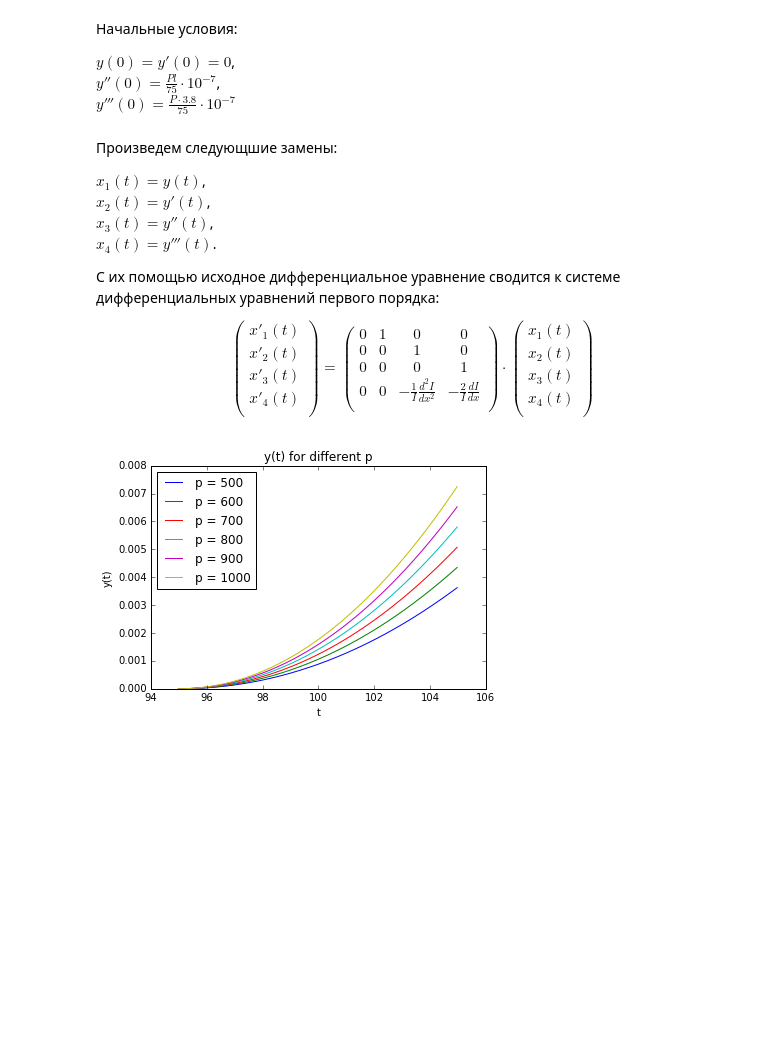
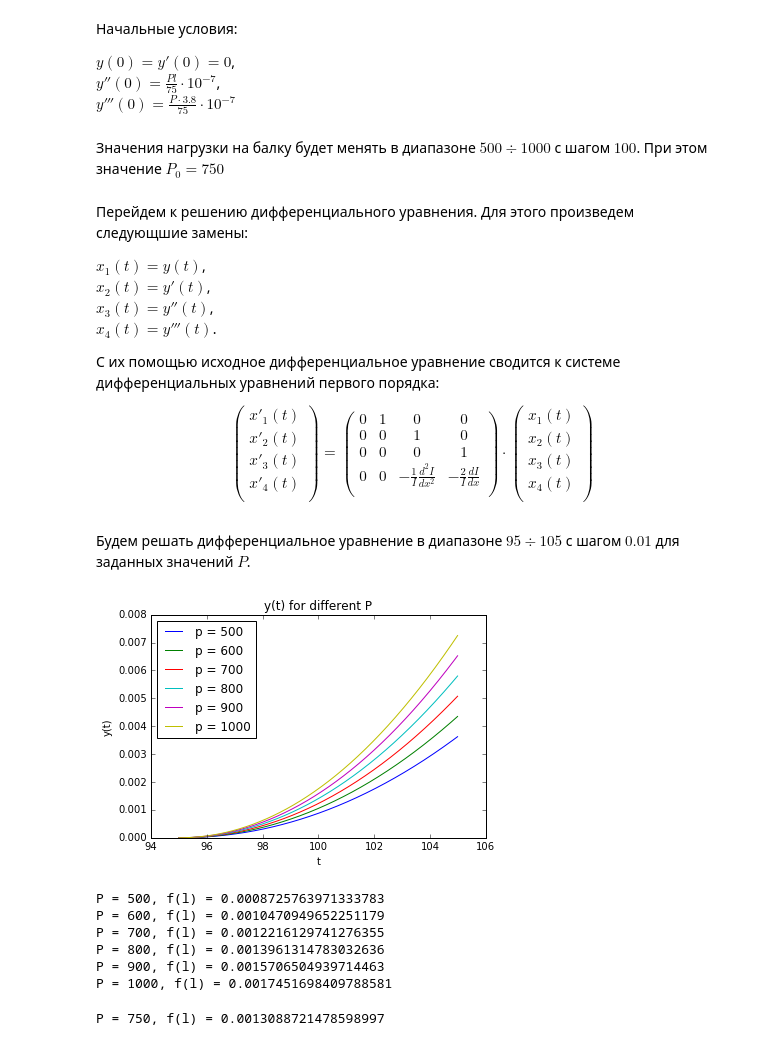
Before and after one commit to vaddya/computational-math, a Jupyter notebook: coursework/coursework.ipynb, the cells around one changed output. Drawn from its saved outputs; the diff is of its cells as text; code cells hidden in the pictures; blank space fills up the shorter version.

```diff
--- a/coursework/coursework.ipynb
+++ b/coursework/coursework.ipynb
@@ -56,14 +68,20 @@ $y(0) = y'(0) = 0$,<br/>
 $y''(0) = \frac{Pl}{75}\cdot 10^{-7}$,<br/>
 $y'''(0) = \frac{P \cdot 3.8}{75}\cdot 10^{-7}$
 # %%
-def find_y0(p: int):
+def get_y0(p: int):
     y0_1 = 0
     y0_2 = 0
     y0_3 = p * l / 75 * 10 ** (-7)
     y0_4 = p * 3.8 / 75 * 10 ** (-7)
-    return [y0_1, y0_2, y0_3, y0_4]
+    return np.array([y0_1, y0_2, y0_3, y0_4])
+# %% [markdown]
+Значения нагрузки на балку будет менять в диапазоне $500 \div 1000$ с шагом $100$. При этом значение $P_0 = 750$
+# %%
+def get_p():
+    return np.arange(500, 1000 + 1, 100)
+p0 = 750
 # %% [markdown]
-Произведем следующшие замены:
+Перейдем к решению дифференциального уравнения. Для этого произведем следующшие замены:
 
 $x_1(t) = y(t)$,<br/>
 $x_2(t) = y'(t)$,<br/>
@@ -94,27 +112,57 @@ $x_4(t) = y'''(t)$.<br/>
 \end{pmatrix}
 \end{equation}
 # %%
-def solvr(Y: np.array, t: float):
+def evaluate(y: np.array, t: float):
     a = -1 / (5 * (1 + 4 * math.exp(-6 * t/l))) * (720 * math.exp(-6 * t/l)) / l
     b = 2 / (5 * (1 + 4 * math.exp(-6 * t/l))) * (120 * math.exp(-6 * t/l)) / l
-    y4 = a * Y[2] + b * Y[3]
-    return [Y[1], Y[2], Y[3], y4]
+    y4 = a * y[2] + b * y[3]
+    return np.array([y[1], y[2], y[3], y4])
+# %% [markdown]
+Будем решать дифференциальное уравнение в диапазоне $95 \div 105$ с шагом $0.01$ для заданных значений $P$.
 # %%
-t = np.arange(l - 5, l + 5, 0.01)
+t0 = 95
+tn = 105
+th = 0.01
+t = np.arange(t0, tn, th)
 values = []
 
-for p in range(500, 1000 + 1, 100):
-    y0 = find_y0(p)
-    res = integrate.odeint(solvr, y0, t)
+for p in get_p():
+    y0 = get_y0(p)
+    res = integrate.odeint(evaluate, y0, t)
     y = np.transpose(res)[0]
     values.append(y)
 
     plt.plot(t, y, label='p = {0}'.format(p))
 
 plt.legend(loc='upper left')
 plt.xlabel('t')
 plt.ylabel('y(t)')
-plt.title('y(t) for different p')
+plt.title('y(t) for different P')
 plt.show()
 # %% [output]
-[figure, old version]
+[figure, new version]
+# %%
+p_interps = np.array([])
+l_values = []
+
+for i in range(len(values)):
+    p_interp = interpolate.interp1d(t, values[i])
+    p_interps = np.append(p_interps, p_interp)
+
+    l_value = p_interp(l)
+    l_values.append(l_value)
+
+    print('P = {p}, f(l) = {value}'.format(p=get_p()[i], value=l_value))
+# %% [output]
+P = 500, f(l) = 0.0008725763971333783
+P = 600, f(l) = 0.0010470949652251179
+P = 700, f(l) = 0.0012216129741276355
+P = 800, f(l) = 0.0013961314783032636
+P = 900, f(l) = 0.0015706504939714463
+P = 1000, f(l) = 0.0017451698409788581
+# %%
+l_interp = interpolate.interp1d(get_p(), l_values, kind='cubic')
+l_p0 = l_interp(p0)
+print('P = {p}, f(l) = {value}'.format(p=p0, value=l_p0))
+# %% [output]
+P = 750, f(l) = 0.0013088721478598997
```
Also changed, not shown: parts of 8 cells of this notebook.
